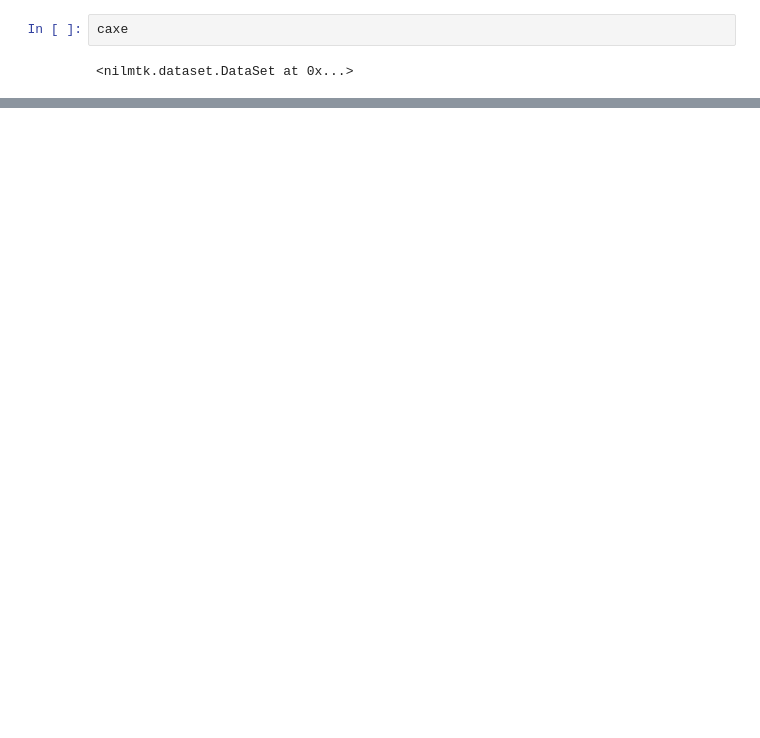
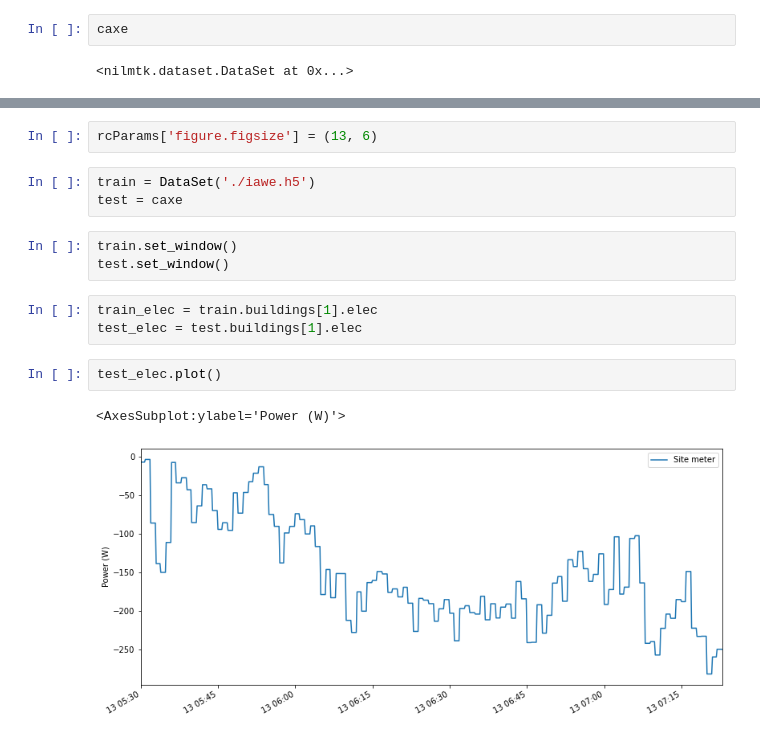
Before and after one commit to caxefaizan/RNN_Model, a Jupyter notebook: NILMTK.ipynb, the cells around one changed output, grey strips where cells are left out. Saved outputs shown, nothing was run; the diff lists cells and outputs as text; blank space fills up the shorter version.

```diff
--- a/NILMTK.ipynb
+++ b/NILMTK.ipynb
@@ -153,0 +210,16 @@ NameError: name 'caxe' is not defined
+# %%
+rcParams['figure.figsize'] = (13, 6)
+# %%
+train = DataSet('./iawe.h5')
+test = caxe
+# %%
+train.set_window()
+test.set_window()
+# %%
+train_elec = train.buildings[1].elec
+test_elec = test.buildings[1].elec
+# %%
+test_elec.plot()
+# %% [output]
+<AxesSubplot:ylabel='Power (W)'>
+[figure, added]
```
Also changed, not shown: parts of 23 cells of this notebook.
